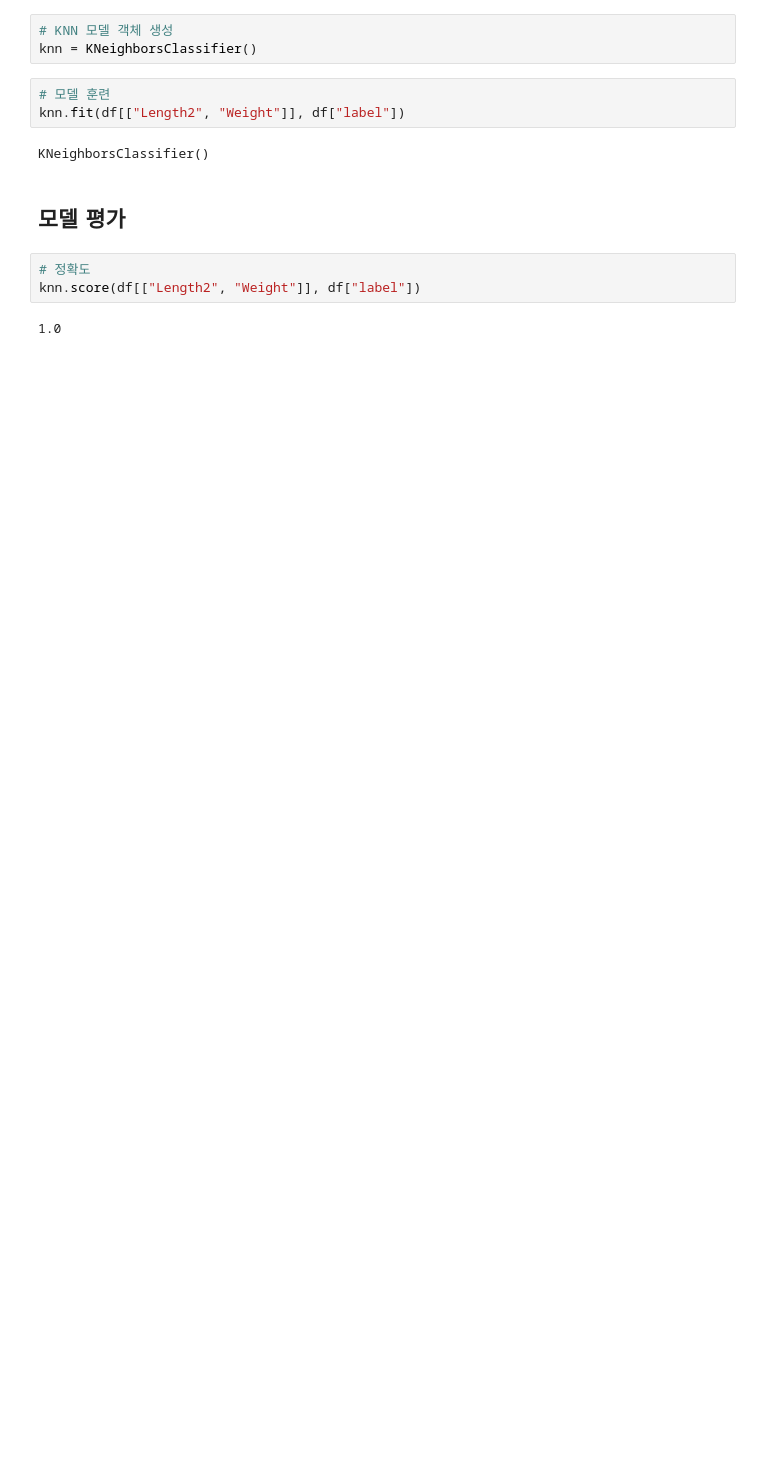
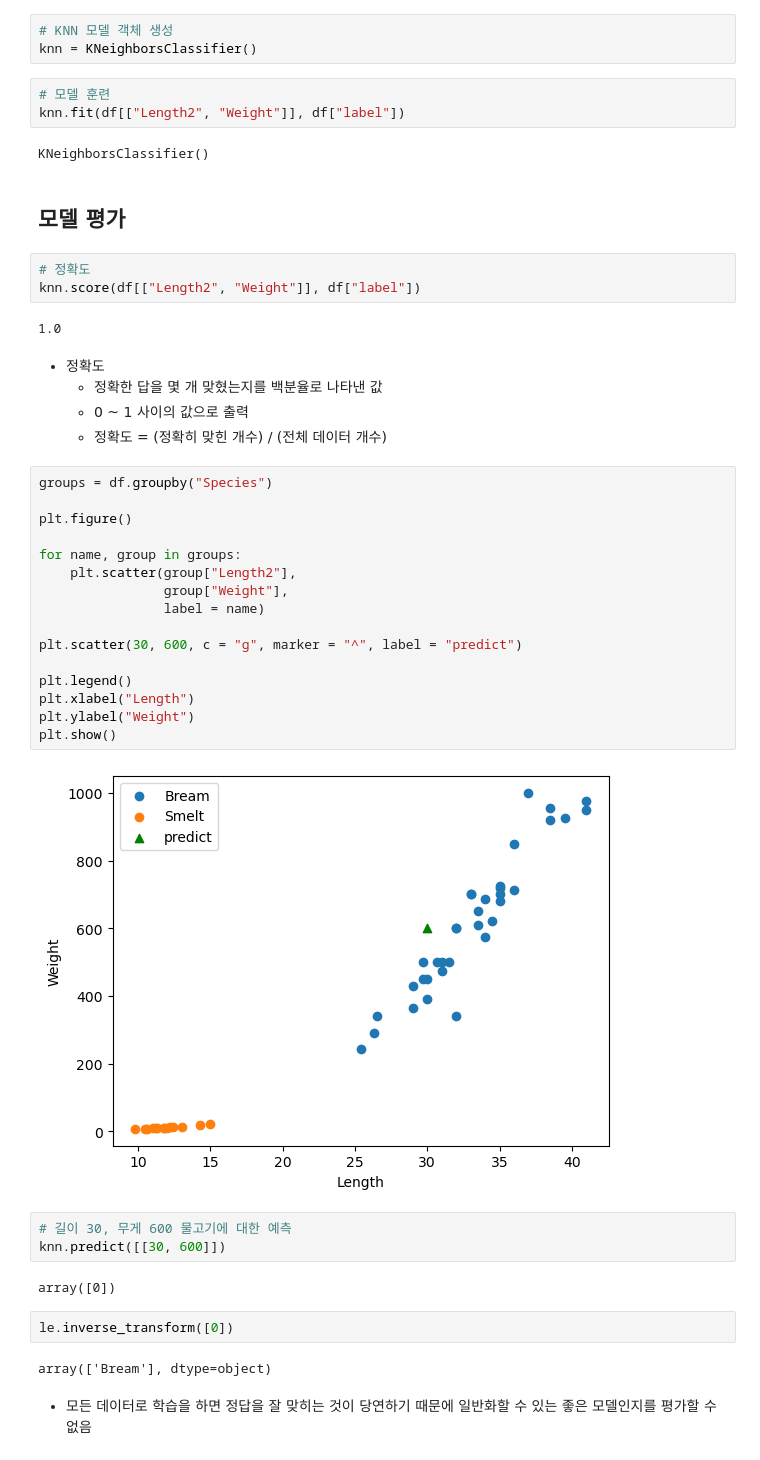
Before and after one commit to byahram/dev-study, a Jupyter notebook: python/python-ai/02_machine_learning/02_KNN이진분류.ipynb, the cells around one changed output. Cells and saved outputs as stored; diff of their text form; blank space fills up the shorter version.

```diff
--- a/python/python-ai/02_machine_learning/02_KNN이진분류.ipynb
+++ b/python/python-ai/02_machine_learning/02_KNN이진분류.ipynb
@@ -166,3 +166,37 @@ KNeighborsClassifier()
 knn.score(df[["Length2", "Weight"]], df["label"])
 # %% [output]
 1.0
+# %% [markdown]
+- 정확도
+    - 정확한 답을 몇 개 맞혔는지를 백분율로 나타낸 값
+    - 0 ~ 1 사이의 값으로 출력
+    - 정확도 = (정확히 맞힌 개수) / (전체 데이터 개수)
+# %%
+groups = df.groupby("Species")
+
+plt.figure()
+
+for name, group in groups:
+    plt.scatter(group["Length2"],
+                group["Weight"],
+                label = name)
+
+plt.scatter(30, 600, c = "g", marker = "^", label = "predict")
+
+plt.legend()
+plt.xlabel("Length")
+plt.ylabel("Weight")
+plt.show()
+# %% [output]
+[figure, added]
+# %%
+# 길이 30, 무게 600 물고기에 대한 예측
+knn.predict([[30, 600]])
+# %% [output]
+array([0])
+# %%
+le.inverse_transform([0])
+# %% [output]
+array(['Bream'], dtype=object)
+# %% [markdown]
+- 모든 데이터로 학습을 하면 정답을 잘 맞히는 것이 당연하기 때문에 일반화할 수 있는 좋은 모델인지를 평가할 수 없음
```
Also changed, not shown: 2 other files.
